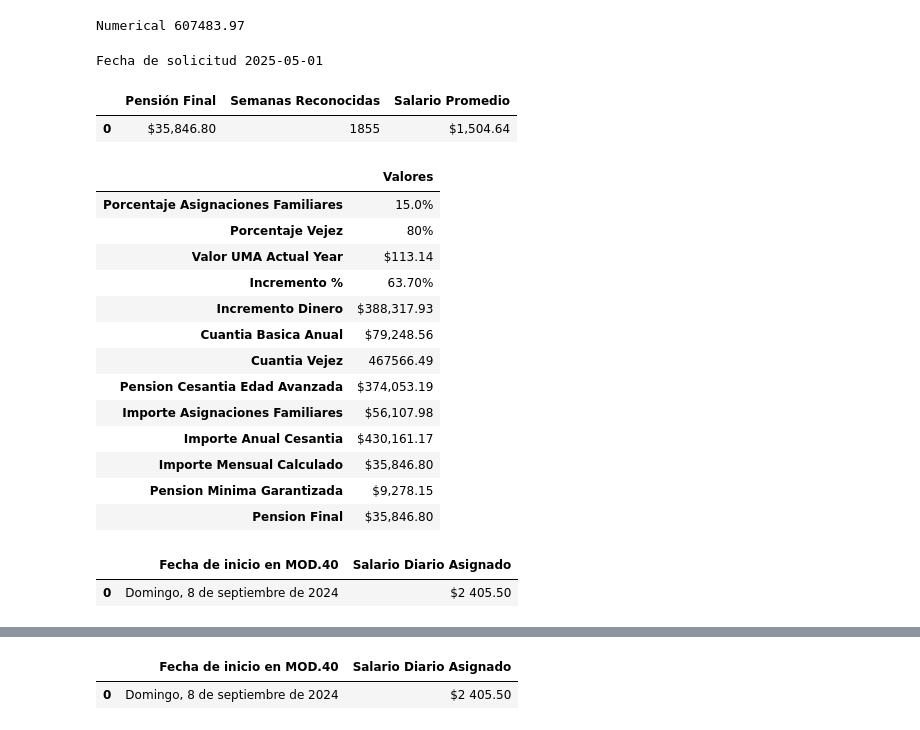
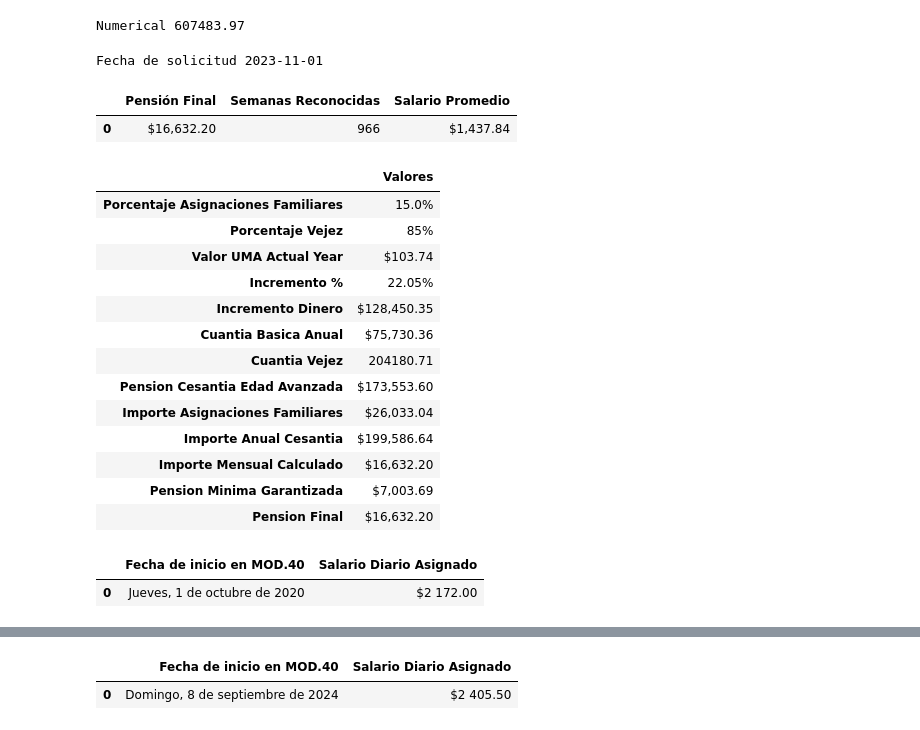
Before and after one commit to Alfonzo1114/streamlit, a Jupyter notebook: Pensiones_V3.ipynb, the cells around one changed output, grey strips where cells are left out. Drawn from its saved outputs; the diff is of its cells as text; code cells hidden in the pictures.

```diff
--- a/Pensiones_V3.ipynb
+++ b/Pensiones_V3.ipynb
@@ -19,7 +19,7 @@ def file_path_fcn(file_path=None):
     return file_path
 
 file_path ='REPORTES/KENA.pdf'
-
+file_path ='REPORTES/LUPITA.pdf'
 # file_path = file_path_fcn(file_path=file_path)
 file_path = file_path_fcn(file_path)
 file_path
@@ -645,14 +651,15 @@ def salario_promedio_fcn(semanas_contar, semanas_reconocidas, tabla_salarios):
             semanas_acumuladas[idx] = semanas_periodo[idx]
 
             if semanas_acumuladas[idx - 1] < semanas_contar:
-                if semanas_acumuladas[idx - 1] + semanas_periodo[idx] < semanas_contar:
+                if semanas_acumuladas[idx - 1] + semanas_periodo[idx] <= semanas_contar:
                     if fecha_corte[idx - 1] is None:  # Check if previous fecha_corte is None
                         fecha_corte[idx] = fecha_inferior[idx]  # Use fecha_inferior if previous is None
                     else:
                         fecha_corte[idx] = min(fecha_corte[idx - 1], fecha_inferior[idx])  # Use min if previous is not None
 
                 else:
-                    fecha_corte[idx] = fecha_superior[idx] - timedelta(weeks=(semanas_contar - semanas_acumuladas[idx - 1]))
+                    semanas_restantes = semanas_contar - semanas_acumuladas[idx - 1]
+                    fecha_corte[idx] = fecha_superior[idx] - timedelta(weeks=semanas_restantes)
             else:
                 fecha_corte[idx] = fecha_corte[idx - 1]
 
@@ -672,7 +679,11 @@ def salario_promedio_fcn(semanas_contar, semanas_reconocidas, tabla_salarios):
                     else:
                         semanas_acumuladas[idx] = semanas_acumuladas[idx - 1] + (min(fecha_corte[idx - 1], fecha_superior[idx]) - fecha_corte[idx]).days / 7 + 1 / 7
 
-        salario_acumulado_periodo[idx] = salario_diario[idx] * 7 * semanas_cuenta[idx] if semanas_cuenta[idx] > 0 else 0
+        # Calculate exact days instead of weeks
+        dias_cuenta = (fecha_superior[idx] - max(fecha_corte[idx], fecha_inferior[idx])).days + 1
+        salario_acumulado_periodo[idx] = salario_diario[idx] * dias_cuenta if dias_cuenta > 0 else 0
+
+        # salario_acumulado_periodo[idx] = salario_diario[idx] * 7 * semanas_cuenta[idx] if semanas_cuenta[idx] > 0 else 0
 
     tabla_salario_promedio = pd.DataFrame({
         'Fecha Inicio': fecha_inferior,
@@ -732,7 +741,7 @@ Salario Promedio:
 edad_pension = 62 #@param {type:"integer"}
 year = 2023 #@param {type:"integer"}
 semanas_reconocidas = 966 #@param {type:"integer"}
-salario_promedio = 1439.16 #@param {type:"number"}
+salario_promedio = 1439.22 #@param {type:"number"}
 porcentaje_asignaciones = 0.15 #@param {type:"number"}
 
 class PensionManual:
@@ -1546,52 +1555,55 @@ def generate_mod40_tables(salario_diario, fecha_inicio, fecha_nacimiento, durata
         semanas_reconocidas=nuevas_semanas_reconocidas,
         salario_promedio=SALARIO_PROMEDIO_DIARIO,
         porcentaje_asignaciones=0.15
     )
     print(f"Fecha de solicitud {fecha_solicitud}")
     pension_df, detalles_df = pension_manual.calculo_pension()
     display(pension_df)
     display(detalles_df)
 
     pension_final = detalles_df.loc['Pension Final']['Valores']
 
     # Second dataframe with detailed information
     df_detalle_pension = pd.DataFrame({
         'MESES EN MOD. 40': [durata],
         'ÚLTIMO DÍA DE COBERTURA': format_spanish_date(str(fecha_fin_cobertura)),
         'FECHA DE SOLICITUD DE PENSIÓN': format_spanish_date(str(fecha_solicitud)),
         'EDAD AL PENSIONARSE': [f"{edad_al_pensionarse} Años"],
         'INVERSIÓN TOTAL':inversion_total,
         'PENSIÓN ALCANZADA':pension_final
     })
 
     return df_info_basica, df_detalle_pension
 
-fecha_inicio = date(2024, 9, 8)
-fecha_nacimiento = date(1964, 10, 13)#date(1965, 10, 5)
-durata = 8
-
-df1, df2 = generate_mod40_tables(2405.5, fecha_inicio, fecha_nacimiento, durata)
+fecha_inicio = date(2020, 10, 1)#date(2024, 9, 8)
+fecha_nacimiento = Usuario.fecha_nacimiento_date#date(1964, 10, 13)#date(1965, 10, 5)
+durata = 37
+salario_diario = 2172#2405.5
+df1, df2 = generate_mod40_tables(salario_diario=salario_diario,
+                                 fecha_inicio=fecha_inicio,
+                                 fecha_nacimiento=fecha_nacimiento,
+                                 durata=durata)
 
 display(df1)
 display(df2)
 # %% [output]
-Fecha de solicitud 2025-05-01
+Fecha de solicitud 2023-11-01
 |  | Pensión Final | Semanas Reconocidas | Salario Promedio |
-| 0 | $35,846.80 | 1855 | $1,504.64 |
+| 0 | $16,632.20 | 966 | $1,437.84 |
 |  | Valores |
 | Porcentaje Asignaciones Familiares | 15.0% |
-| Porcentaje Vejez | 80% |
-| Valor UMA Actual Year | $113.14 |
-| Incremento % | 63.70% |
-| Incremento Dinero | $388,317.93 |
-| Cuantia Basica Anual | $79,248.56 |
-| Cuantia Vejez | 467566.49 |
-| Pension Cesantia Edad Avanzada | $374,053.19 |
-| Importe Asignaciones Familiares | $56,107.98 |
-| Importe Anual Cesantia | $430,161.17 |
-| Importe Mensual Calculado | $35,846.80 |
-| Pension Minima Garantizada | $9,278.15 |
-| Pension Final | $35,846.80 |
+| Porcentaje Vejez | 85% |
+| Valor UMA Actual Year | $103.74 |
+| Incremento % | 22.05% |
+| Incremento Dinero | $128,450.35 |
+| Cuantia Basica Anual | $75,730.36 |
+| Cuantia Vejez | 204180.71 |
+| Pension Cesantia Edad Avanzada | $173,553.60 |
+| Importe Asignaciones Familiares | $26,033.04 |
+| Importe Anual Cesantia | $199,586.64 |
+| Importe Mensual Calculado | $16,632.20 |
+| Pension Minima Garantizada | $7,003.69 |
+| Pension Final | $16,632.20 |
 |  | Fecha de inicio en MOD.40 | Salario Diario Asignado |
-| 0 | Domingo, 8 de septiembre de 2024 | $2 405.50 |
+| 0 | Jueves, 1 de octubre de 2020 | $2 172.00 |
 |  | MESES EN MOD. 40 | ÚLTIMO DÍA DE COBERTURA | FECHA DE SOLICITUD DE PENSIÓN | EDAD AL PENSIONARSE | INVERSIÓN TOTAL | ... |
```
Also changed, not shown: parts of 13 cells of this notebook.
